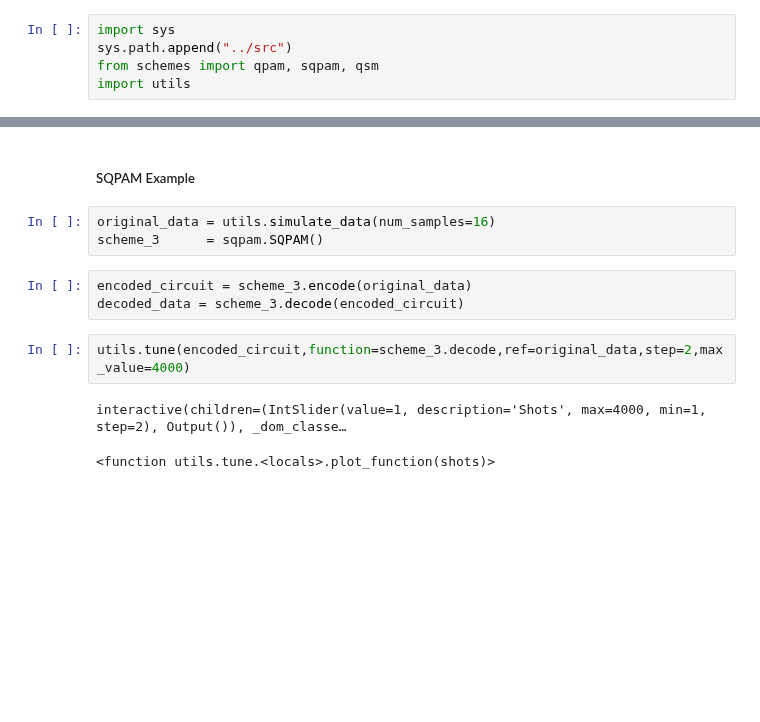
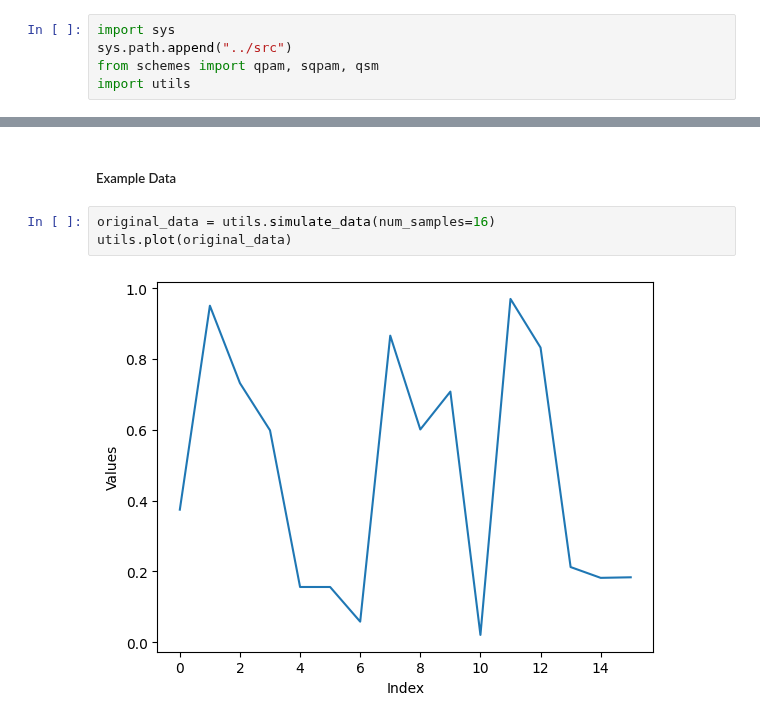
Before and after one commit to moth-quantum/quantum-audio, a Jupyter notebook: notebooks/schemes_test.ipynb, the cells around one changed output, grey strips where cells are left out. Drawn from its saved outputs; the diff is of its cells as text; blank space fills up the shorter version.

```diff
--- a/notebooks/schemes_test.ipynb
+++ b/notebooks/schemes_test.ipynb
@@ -41,13 +6,7 @@ interactive(children=(IntSlider(value=1, description='Shots', max=4000, min=1, s
-# %% [markdown]
-##### SQPAM Example
-# %%
-original_data = utils.simulate_data(num_samples=16)
-scheme_3      = sqpam.SQPAM()
-# %%
-encoded_circuit = scheme_3.encode(original_data)
-decoded_data = scheme_3.decode(encoded_circuit)
-# %%
-utils.tune(encoded_circuit,function=scheme_3.decode,ref=original_data,step=2,max_value=4000)
-# %% [output]
-interactive(children=(IntSlider(value=1, description='Shots', max=4000, min=1, step=2), Output()), _dom_classe…
-<function utils.tune.<locals>.plot_function(shots)>
+# %% [markdown]
+##### Example Data
+# %%
+original_data = utils.simulate_data(num_samples=16)
+utils.plot(original_data)
+# %% [output]
+[figure, added]
```
Also changed, not shown: parts of 31 cells of this notebook, 1 other file.
